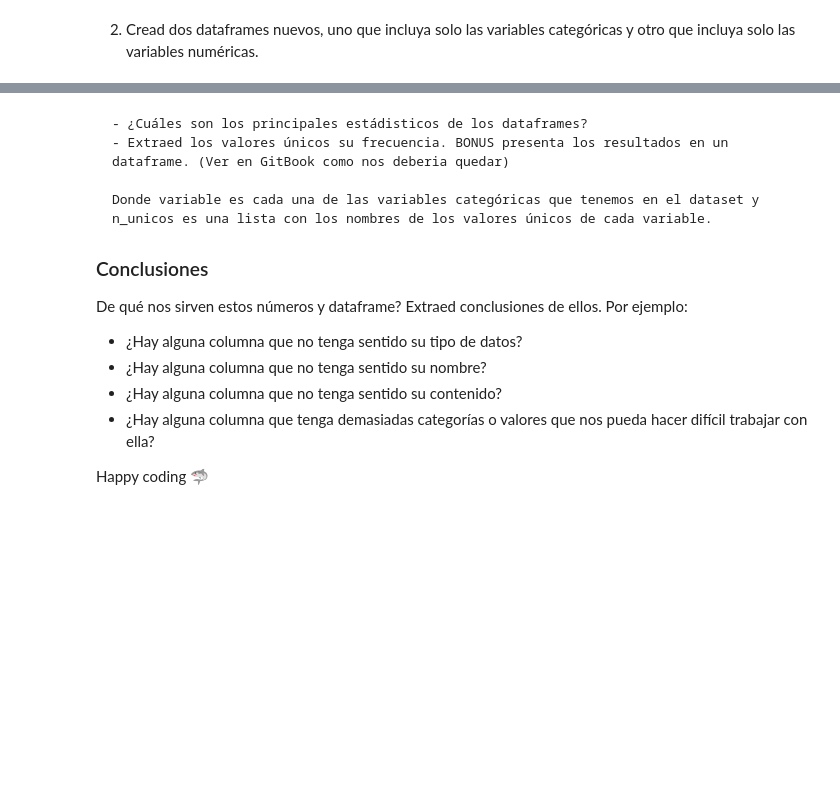
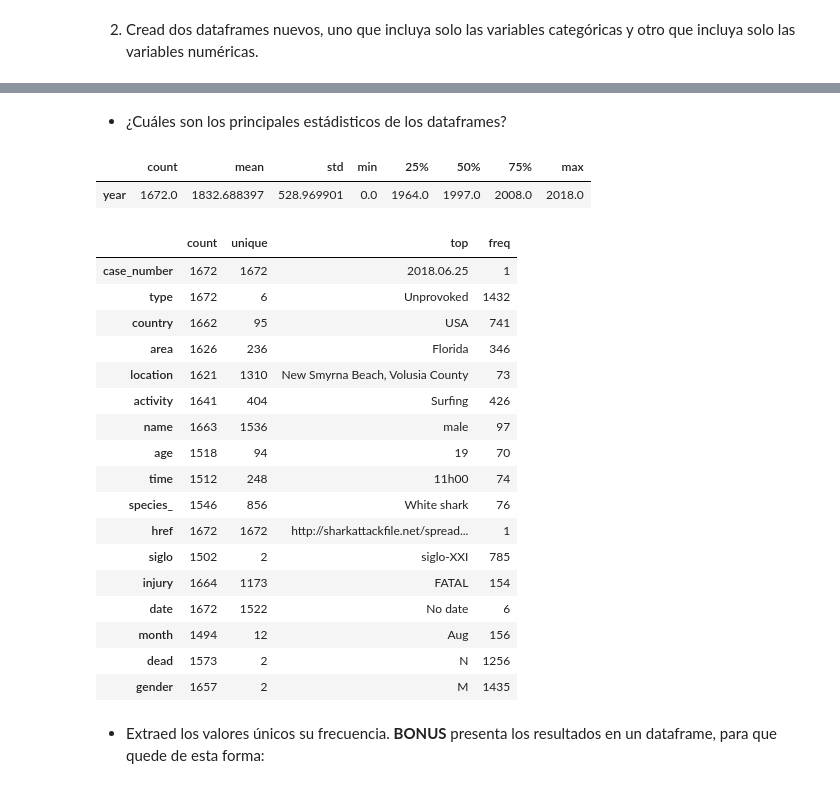
Before and after one commit to Adalab/DA-promoc-modulo2-sprint2-anaysonia, a Jupyter notebook: eda/pp-anaysonia-eda1.ipynb, the cells around one changed output, grey strips where cells are left out. Drawn from its saved outputs; the diff is of its cells as text; code cells hidden in the pictures; blank space fills up the shorter version.

```diff
--- a/eda/pp-anaysonia-eda1.ipynb
+++ b/eda/pp-anaysonia-eda1.ipynb
@@ -136,15 +181,32 @@ df_categoricas
-# %% [markdown]
-    - ¿Cuáles son los principales estádisticos de los dataframes?
-    - Extraed los valores únicos su frecuencia. BONUS presenta los resultados en un dataframe. (Ver en GitBook como nos deberia quedar)
-
-    Donde variable es cada una de las variables categóricas que tenemos en el dataset y n_unicos es una lista con los nombres de los valores únicos de cada variable.
-
-### Conclusiones
-De qué nos sirven estos números y dataframe? Extraed conclusiones de ellos.
-Por ejemplo:
-- ¿Hay alguna columna que no tenga sentido su tipo de datos?
-- ¿Hay alguna columna que no tenga sentido su nombre?
-- ¿Hay alguna columna que no tenga sentido su contenido?
-- ¿Hay alguna columna que tenga demasiadas categorías o valores que nos pueda hacer difícil trabajar con ella?
-
-Happy coding 🦈
+# %% [markdown]
+- ¿Cuáles son los principales estádisticos de los dataframes?
+# %%
+#Los principales estadisticos para el dataframe de variables numericas son:
+df_numericas.describe().T
+# %% [output]
+|  | count | mean | std | min | 25% | 50% | 75% | max |
+| year | 1672.0 | 1832.688397 | 528.969901 | 0.0 | 1964.0 | 1997.0 | 2008.0 | 2018.0 |
+# %%
+#Los principales estadisticos para el dataframe de variables categoricas son:
+df_categoricas.describe().T
+# %% [output]
+|  | count | unique | top | freq |
+| case_number | 1672 | 1672 | 2018.06.25 | 1 |
+| type | 1672 | 6 | Unprovoked | 1432 |
+| country | 1662 | 95 | USA | 741 |
+| area | 1626 | 236 | Florida | 346 |
+| location | 1621 | 1310 | New Smyrna Beach, Volusia County | 73 |
+| activity | 1641 | 404 | Surfing | 426 |
+| name | 1663 | 1536 | male | 97 |
+| age | 1518 | 94 | 19 | 70 |
+| time | 1512 | 248 | 11h00 | 74 |
+| species_ | 1546 | 856 | White shark | 76 |
+| href | 1672 | 1672 | http://sharkattackfile.net/spread... | 1 |
+| siglo | 1502 | 2 | siglo-XXI | 785 |
+| injury | 1664 | 1173 | FATAL | 154 |
+| date | 1672 | 1522 | No date | 6 |
+| month | 1494 | 12 | Aug | 156 |
+| dead | 1573 | 2 | N | 1256 |
+| gender | 1657 | 2 | M | 1435 |
+# %% [markdown]
+- Extraed los valores únicos su frecuencia. **BONUS** presenta los resultados en un dataframe, para que quede de esta forma:
```
Also changed, not shown: parts of 25 cells of this notebook, 12 other files.
